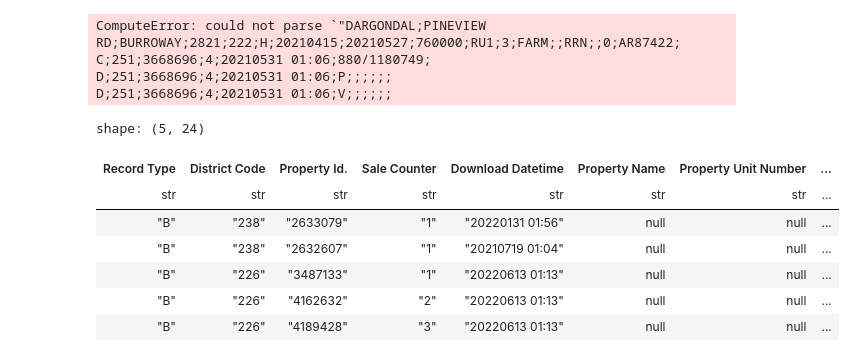
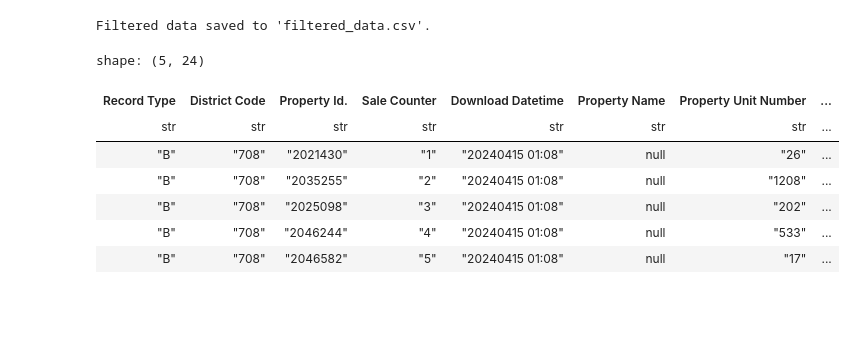
Before and after one commit to lirralirra/Project3_DataeEngineering_Group3, a Jupyter notebook: project3.ipynb, the cells around one changed output. Cells and saved outputs as stored; diff of their text form; code cells hidden in the pictures; blank space fills up the shorter version.

```diff
--- a/project3.ipynb
+++ b/project3.ipynb
@@ -12,3 +26,11 @@ Number of .dat files found: 19218
+# %%
+os.makedirs(cleaned_folder, exist_ok=True)
+
+dat_files = glob.glob(f"{extract_folder}/*.DAT")
+
+for file in dat_files:
+    cleaned_path = os.path.join(cleaned_folder, os.path.basename(file))
+    clean_file(file, cleaned_path)
 # %%
 df_list = []
 df_schema = {
@@ -28,9 +62,16 @@ df_schema = {
 # %%
-for file in dat_files:
-    df = pl.read_csv(file,has_header=False, schema=df_schema, truncate_ragged_lines=True, separator=';', new_columns=['Record Type','District Code','Property Id.','Sale Counter','Download Datetime','Property Name','Property Unit Number','Property House Number','Property Street Name', 'Property Locality', 'Property Post Code', 'Area', 'Area Type', 'Contract Date', 'Settlement Date', 'Purchase Price', 'Zoning', 'Nature of Property', 'Primary Purpose', 'Strata Lot Number', 'Component code', 'Sale Code', '% Interest of Sale', 'Dealing Number'])
-    df_list.append(df)
+dat_cleaned = glob.glob(f"{cleaned_folder}/*.DAT")
+for file in dat_cleaned:
+    try:
+        df = pl.read_csv(
+            file,
+            separator=";",
+            has_header=False,
+            schema = df_schema,
+            truncate_ragged_lines=True,
+            ignore_errors=True
+        ).with_columns(
+            [pl.col(column).cast(pl.Utf8) for column in df_schema.keys()])
+        df_list.append(df)
+    except Exception as e:
+        print(f"Error reading {file}: {e}")
-# %% [output]
-ComputeError: could not parse `"DARGONDAL;PINEVIEW RD;BURROWAY;2821;222;H;20210415;20210527;760000;RU1;3;FARM;;RRN;;0;AR87422;
-C;251;3668696;4;20210531 01:06;880/1180749;
-D;251;3668696;4;20210531 01:06;P;;;;;;
-D;251;3668696;4;20210531 01:06;V;;;;;;
@@ -42,2 +77,0 @@ df_combined = pl.concat(df_list)
-# %%
-df_combined = df_combined.filter(pl.col("Record Type") == "B")
@@ -49,12 +78,25 @@ df_combined.write_csv(output_file)
+# %%
+if df_list:
+    try:
+        df_combined = pl.concat(df_list)
+        df_filtered = df_combined.filter(pl.col("Record Type") == "B")
+        df_filtered.write_csv("filtered_data.csv")
+        print("Filtered data saved to 'filtered_data.csv'.")
+    except Exception as e:
+        print(f"Error during concatenation or filtering: {e}")
+else:
+    print("No valid DataFrames to process.")
+# %% [output]
+Filtered data saved to 'filtered_data.csv'.
 # %%
-df_combined.head()
+df_filtered.head()
 # %% [output]
 shape: (5, 24)
 | Record Type | District Code | Property Id. | Sale Counter | Download Datetime | Property Name | Property Unit Number | ... |
 | str | str | str | str | str | str | str | ... |
-| "B" | "238" | "2633079" | "1" | "20220131 01:56" | null | null | ... |
-| "B" | "238" | "2632607" | "1" | "20210719 01:04" | null | null | ... |
-| "B" | "226" | "3487133" | "1" | "20220613 01:13" | null | null | ... |
-| "B" | "226" | "4162632" | "2" | "20220613 01:13" | null | null | ... |
-| "B" | "226" | "4189428" | "3" | "20220613 01:13" | null | null | ... |
+| "B" | "708" | "2021430" | "1" | "20240415 01:08" | null | "26" | ... |
+| "B" | "708" | "2035255" | "2" | "20240415 01:08" | null | "1208" | ... |
+| "B" | "708" | "2025098" | "3" | "20240415 01:08" | null | "202" | ... |
+| "B" | "708" | "2046244" | "4" | "20240415 01:08" | null | "533" | ... |
+| "B" | "708" | "2046582" | "5" | "20240415 01:08" | null | "17" | ... |
 # %%
```
Also changed, not shown: parts of 34 cells of this notebook, 3 other files.
